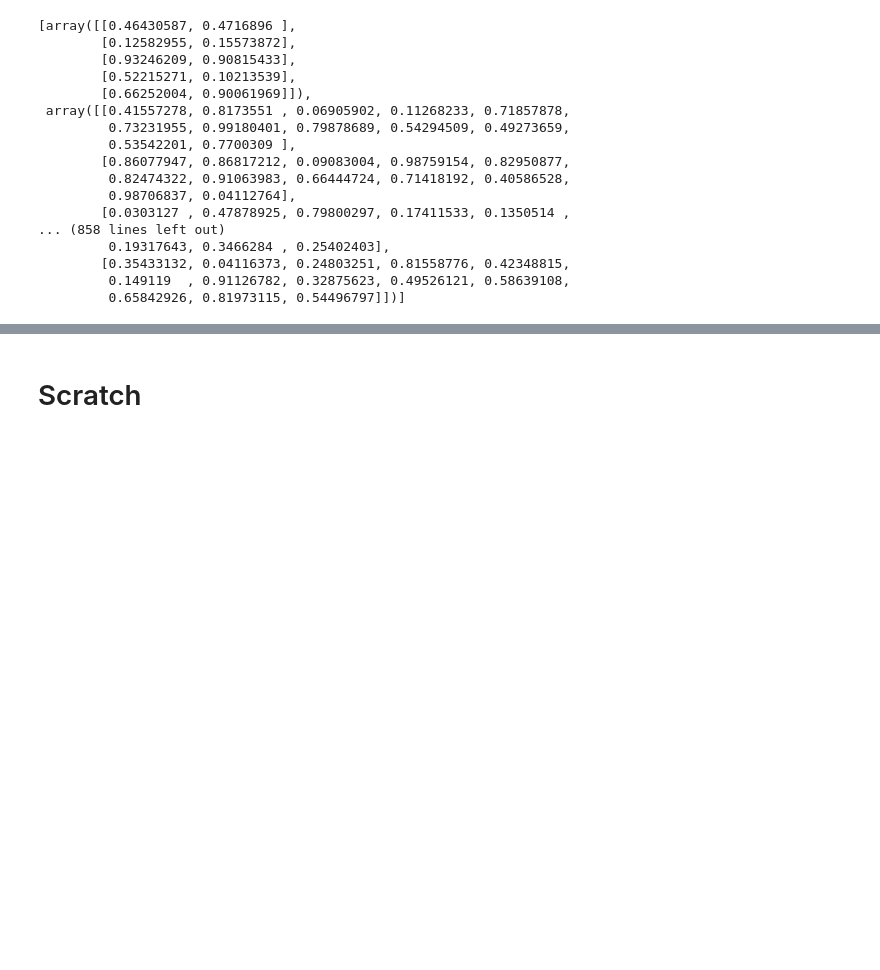
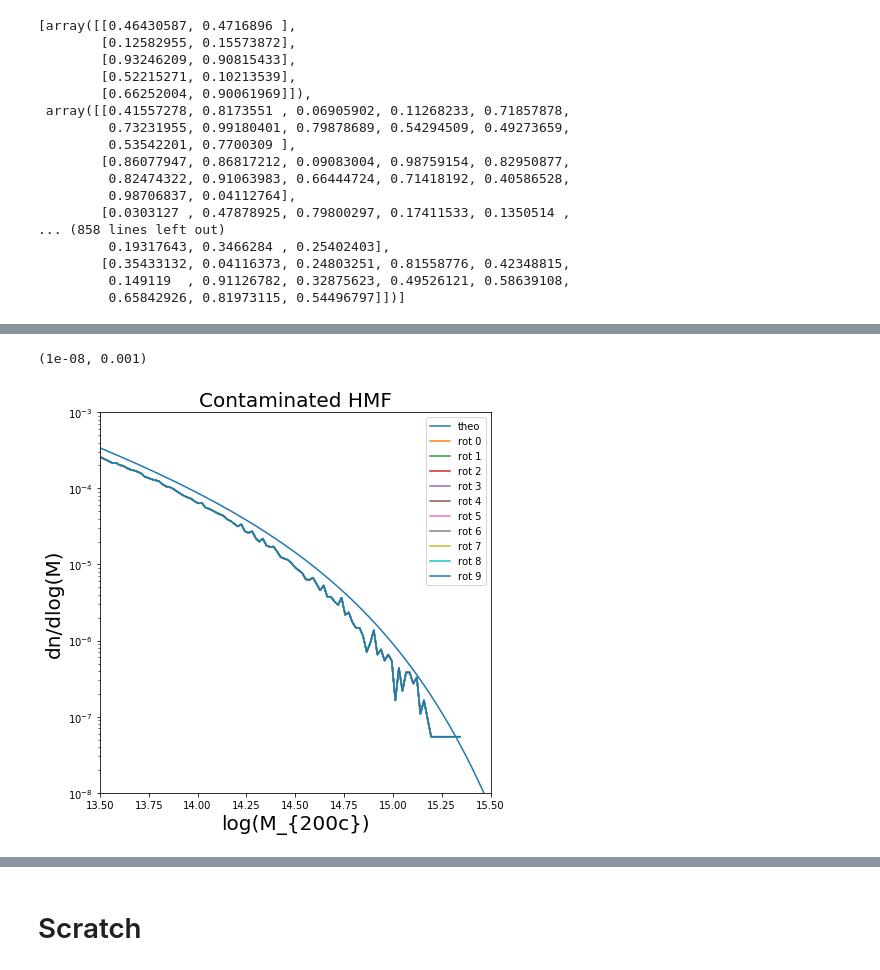
Before and after one commit to McWilliamsCenter/halo_cnn, a Jupyter notebook: notebooks/catalog.ipynb, the cells around one changed output, grey strips where cells are left out. Drawn from its saved outputs; the diff is of its cells as text; code cells hidden in the pictures; blank space fills up the shorter version.

```diff
--- a/notebooks/catalog.ipynb
+++ b/notebooks/catalog.ipynb
@@ -440,0 +496,20 @@ with open(os.path.join(wdir,'data_raw','catalog','Rockstar_UM_z=0.117_pure.p'),'
+# %%
+f = plt.figure(figsize=(7,7))
+ax = f.add_subplot(111)
+
+ax.plot(np.log10(x_hmf),y_hmf, label='theo')
+
+for r in range(int(contam_cat.prop['rotation'].max()+1)):
+    matt.histplot(np.log10(contam_cat.prop['M200c'][contam_cat.prop['rotation']==r]),
+              n=100, label='rot ' + str(r), log=1, box=True, ax=ax)
+
+ax.set_title('Contaminated HMF', fontsize=20)
+ax.set_xlabel(r'log(M_{200c})', fontsize=20)
+ax.set_ylabel(r'dn/dlog(M)', fontsize=20)
+ax.legend()
+
+ax.set_xlim(13.5,15.5)
+ax.set_ylim(10**-8,10**-3)
+# %% [output]
+(1e-08, 0.001)
+[figure, added]
```
Also changed, not shown: parts of 23 cells of this notebook, 5 other files.
